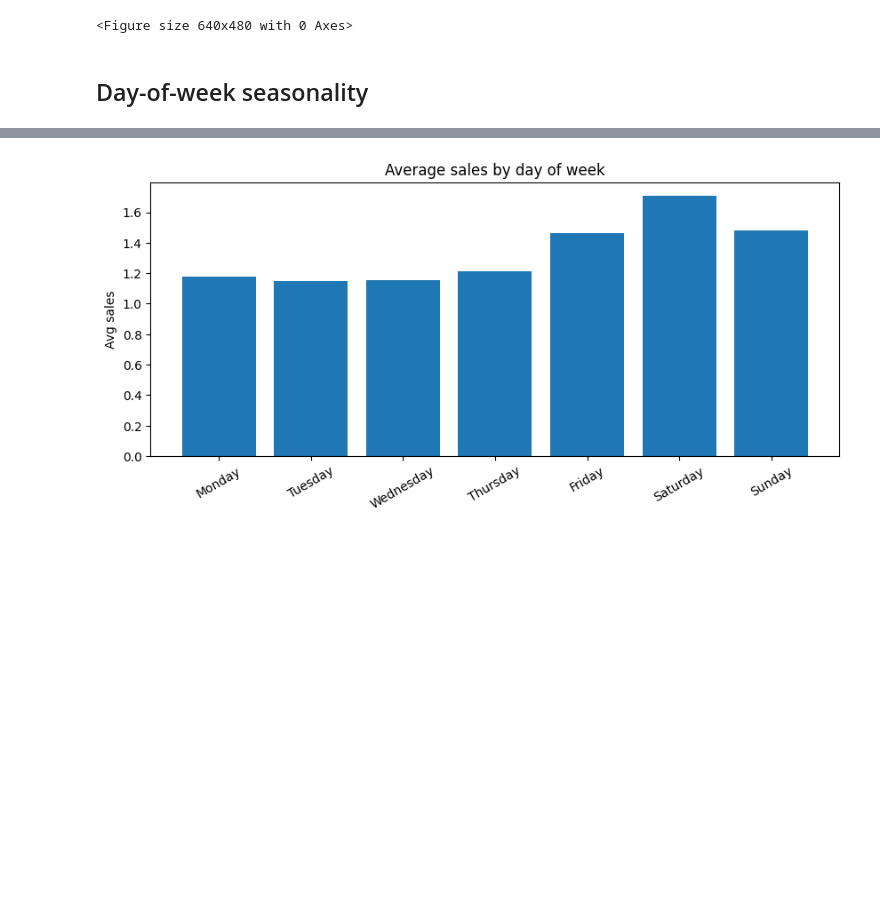
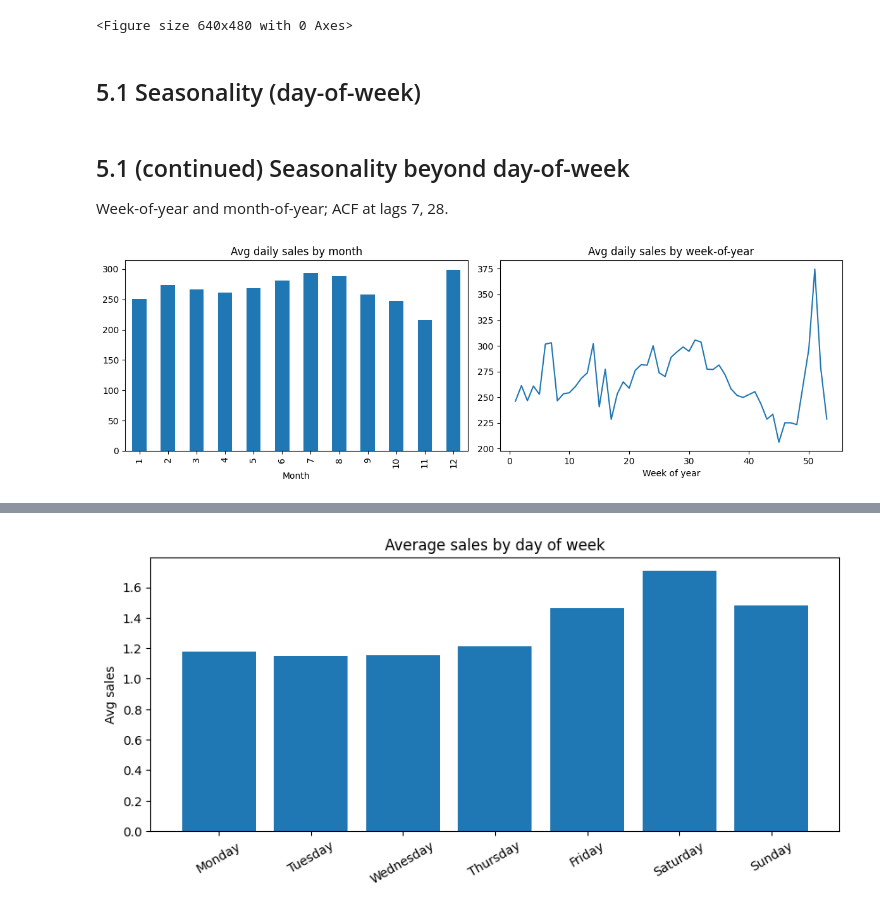
Before and after one commit to badroohiman/retail-demand-forecasting-delayed-labels, a Jupyter notebook: notebooks/01_eda.ipynb, the cells around one changed output, grey strips where cells are left out. Drawn from its saved outputs; the diff is of its cells as text; code cells hidden in the pictures; blank space fills up the shorter version.

```diff
--- a/notebooks/01_eda.ipynb
+++ b/notebooks/01_eda.ipynb
@@ -512,4 +859,26 @@ plt.savefig(FIG_DIR / "Total store sales over time", bbox_inches="tight", dpi=15
 # %% [output]
 <Figure size 640x480 with 0 Axes>
 # %% [markdown]
-## Day-of-week seasonality
+## 5.1 Seasonality (day-of-week)
+# %% [markdown]
+## 5.1 (continued) Seasonality beyond day-of-week
+
+Week-of-year and month-of-year; ACF at lags 7, 28.
+# %%
+# Month-of-year and week-of-year (store-level total sales)
+store_daily = df.groupby("date")["sales"].sum()
+store_daily = store_daily.reindex(pd.date_range(store_daily.index.min(), store_daily.index.max(), freq="D")).fillna(0)
+store_daily = store_daily.reset_index().rename(columns={"index": "date"})
+store_daily["month"] = store_daily["date"].dt.month
+store_daily["week_of_year"] = store_daily["date"].dt.isocalendar().week.astype(int)
+by_month = store_daily.groupby("month")["sales"].mean()
+by_week = store_daily.groupby("week_of_year")["sales"].mean()
+fig, (ax1, ax2) = plt.subplots(1, 2, figsize=(12, 4))
+by_month.plot(kind="bar", ax=ax1, title="Avg daily sales by month")
+ax1.set_xlabel("Month")
+by_week.plot(ax=ax2, title="Avg daily sales by week-of-year")
+ax2.set_xlabel("Week of year")
+plt.tight_layout()
+plt.show()
+# %% [output]
+[figure, added]
```
Also changed, not shown: parts of 34 cells of this notebook, 3 other files.
